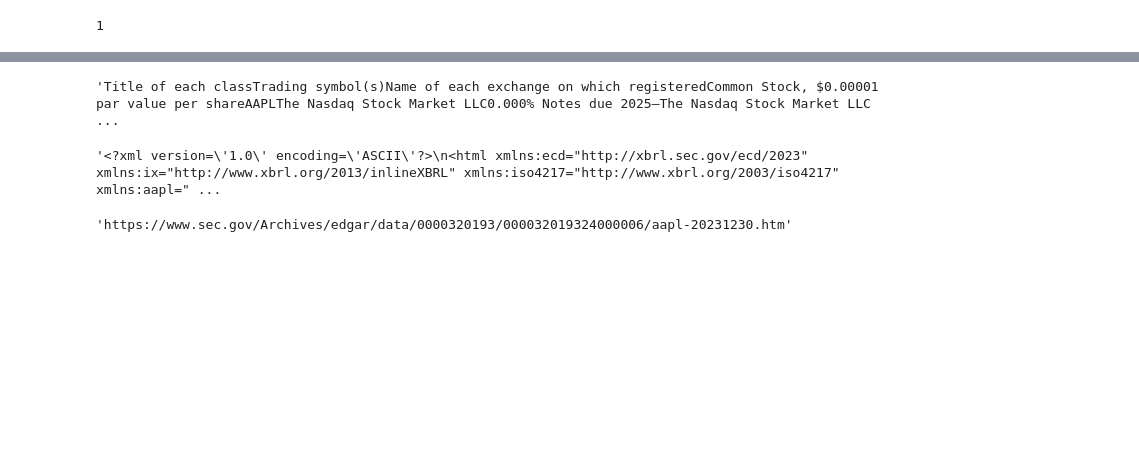
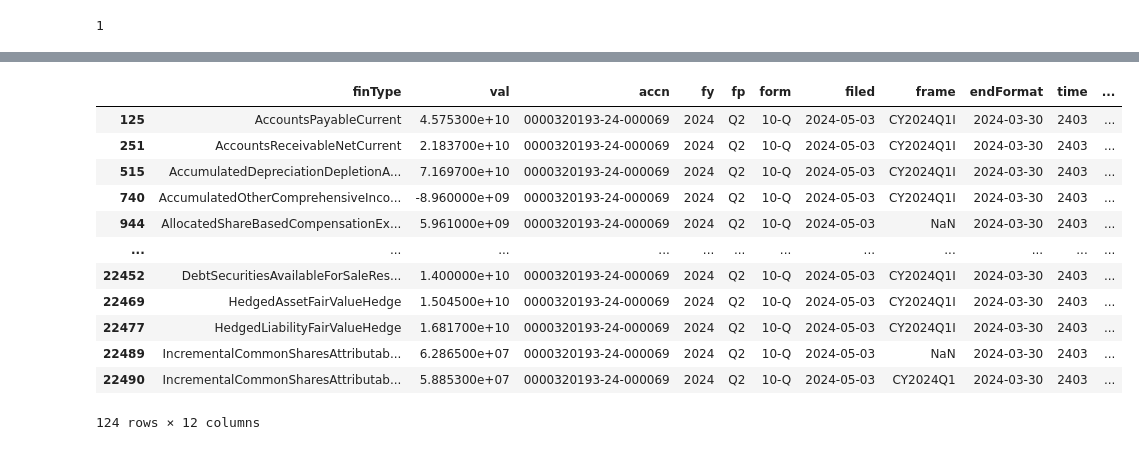
Before and after one commit to prosowiec/DeltaStock, a Jupyter notebook: SEC.ipynb, the cells around one changed output, grey strips where cells are left out. Saved outputs shown, nothing was run; the diff lists cells and outputs as text; code cells hidden in the pictures; blank space fills up the shorter version.

```diff
--- a/SEC.ipynb
+++ b/SEC.ipynb
@@ -93,23 +93,22 @@ scr.response.text
-# %%
-res.find_all('table')[7].text
-# %% [output]
-'Title of each classTrading symbol(s)Name of each exchange on which registeredCommon Stock, $0.00001 par value per shareAAPLThe Nasdaq Stock Market LLC0.000% Notes due 2025—The Nasdaq Stock Market LLC ...
-# %%
-from bs4 import BeautifulSoup
-from requests_html import HTMLSession
-
-
-import nest_asyncio
-
-nest_asyncio.apply()
-
-s = HTMLSession()
-
-r = s.get(testURL)
-r.text
-# %% [output]
-'<?xml version=\'1.0\' encoding=\'ASCII\'?>\n<html xmlns:ecd="http://xbrl.sec.gov/ecd/2023" xmlns:ix="http://www.xbrl.org/2013/inlineXBRL" xmlns:iso4217="http://www.xbrl.org/2003/iso4217" xmlns:aapl=" ...
-# %%
-testURL
-# %% [output]
-'https://www.sec.gov/Archives/edgar/data/0000320193/000032019324000006/aapl-20231230.htm'
+# %%
+#CIK0000320193
+
+from scraper import unpackCECjson
+
+test = unpackCECjson('CIK0000320193')
+# %%
+test[(test['time'] == '2403') & (test['fp'] == 'Q2')]
+# %% [output]
+|  | finType | val | accn | fy | fp | form | filed | frame | endFormat | time | ... |
+| 125 | AccountsPayableCurrent | 4.575300e+10 | 0000320193-24-000069 | 2024 | Q2 | 10-Q | 2024-05-03 | CY2024Q1I | 2024-03-30 | 2403 | ... |
+| 251 | AccountsReceivableNetCurrent | 2.183700e+10 | 0000320193-24-000069 | 2024 | Q2 | 10-Q | 2024-05-03 | CY2024Q1I | 2024-03-30 | 2403 | ... |
+| 515 | AccumulatedDepreciationDepletionA... | 7.169700e+10 | 0000320193-24-000069 | 2024 | Q2 | 10-Q | 2024-05-03 | CY2024Q1I | 2024-03-30 | 2403 | ... |
+| 740 | AccumulatedOtherComprehensiveInco... | -8.960000e+09 | 0000320193-24-000069 | 2024 | Q2 | 10-Q | 2024-05-03 | CY2024Q1I | 2024-03-30 | 2403 | ... |
+| 944 | AllocatedShareBasedCompensationEx... | 5.961000e+09 | 0000320193-24-000069 | 2024 | Q2 | 10-Q | 2024-05-03 | NaN | 2024-03-30 | 2403 | ... |
+| ... | ... | ... | ... | ... | ... | ... | ... | ... | ... | ... | ... |
+| 22452 | DebtSecuritiesAvailableForSaleRes... | 1.400000e+10 | 0000320193-24-000069 | 2024 | Q2 | 10-Q | 2024-05-03 | CY2024Q1I | 2024-03-30 | 2403 | ... |
+| 22469 | HedgedAssetFairValueHedge | 1.504500e+10 | 0000320193-24-000069 | 2024 | Q2 | 10-Q | 2024-05-03 | CY2024Q1I | 2024-03-30 | 2403 | ... |
+| 22477 | HedgedLiabilityFairValueHedge | 1.681700e+10 | 0000320193-24-000069 | 2024 | Q2 | 10-Q | 2024-05-03 | CY2024Q1I | 2024-03-30 | 2403 | ... |
+| 22489 | IncrementalCommonSharesAttributab... | 6.286500e+07 | 0000320193-24-000069 | 2024 | Q2 | 10-Q | 2024-05-03 | NaN | 2024-03-30 | 2403 | ... |
+| 22490 | IncrementalCommonSharesAttributab... | 5.885300e+07 | 0000320193-24-000069 | 2024 | Q2 | 10-Q | 2024-05-03 | CY2024Q1 | 2024-03-30 | 2403 | ... |
+124 rows × 12 columns
```
Also changed, not shown: parts of 6 cells of this notebook, 3 other files.
